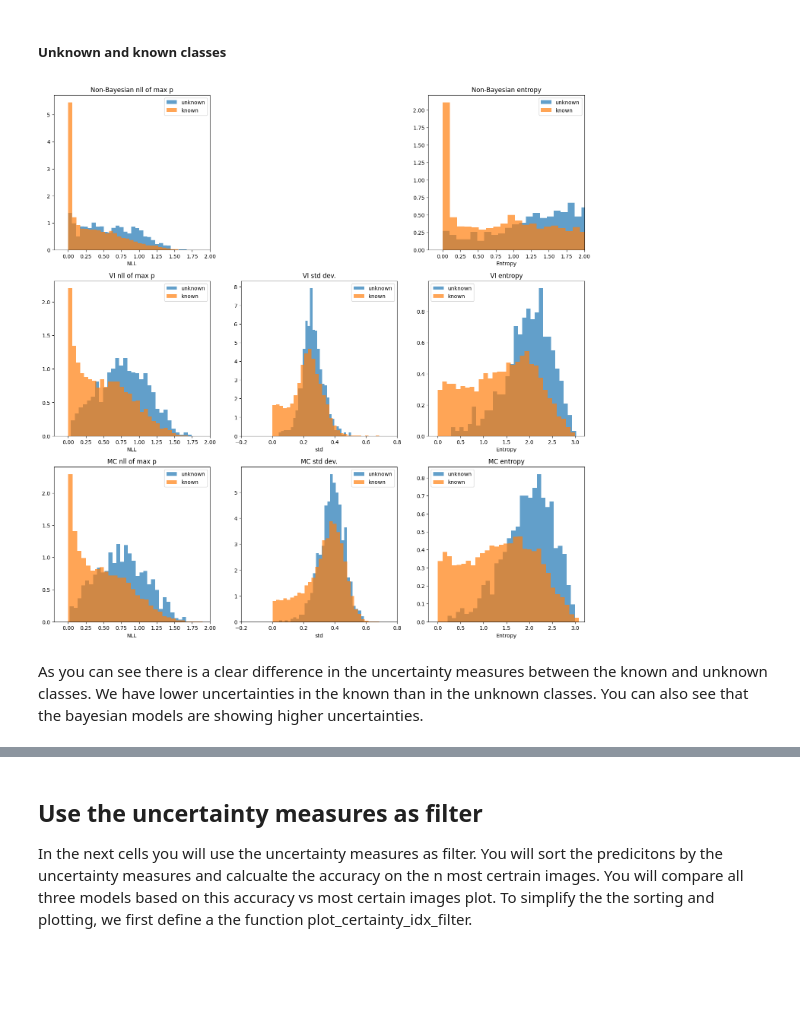
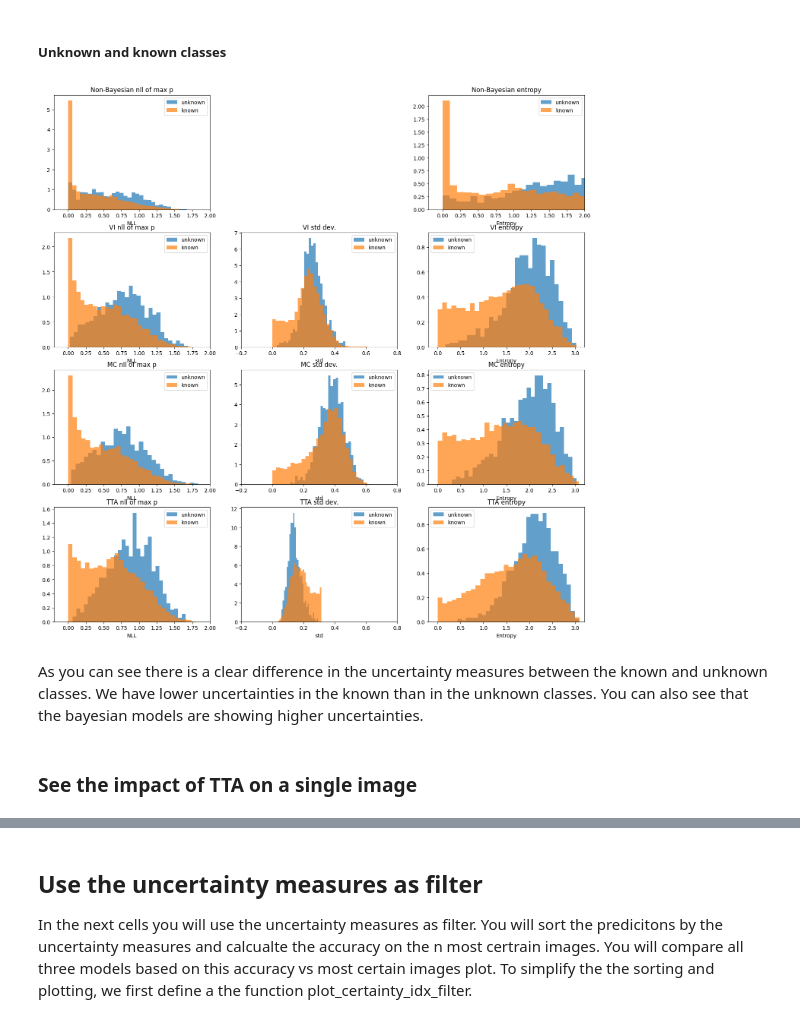
Before and after one commit to RachelRamirez/tta, a Jupyter notebook: NB_ch08_04.ipynb, the cells around one changed output, grey strips where cells are left out. Drawn from its saved outputs; the diff is of its cells as text; code cells hidden in the pictures; blank space fills up the shorter version.

```diff
--- a/NB_ch08_04.ipynb
+++ b/NB_ch08_04.ipynb
@@ -456,0 +515,4 @@ test_acc_all, test_acc_known
+# %%
+tta_steps = 50
+bs = 64
+# epochs = 15
@@ -456,0 +541,6 @@ test_acc_all, test_acc_known
+# %%
+predictions_tta = []
+
+for i in tqdm(range(tta_steps)):
+    preds = model.predict(test_datagen.flow(x_test, batch_size=bs, shuffle=False), steps = len(x_test)/bs)   #Changed X_val to X_test
+    predictions_tta.append(preds)
@@ -456,0 +554,4 @@ test_acc_all, test_acc_known
+# %%
+final_pred = np.mean(predictions_tta, axis=0)
+
+#final_pred[0] #This is the average guess for image 0, "3" followed by "5"
@@ -645,32 +835,45 @@ def plot_hists(dist, title, xlabel, xlim=None):
 # %%
 plt.figure(figsize=(18,18))
 
 # Non-Bayesian
-plt.subplot(3,3,1)
+plt.subplot(4,3,1)
 plot_hists(nll_, "Non-Bayesian nll of max p", "NLL", [-0.2,2])
-plt.subplot(3,3,2)
+plt.subplot(4,3,2)
 plt.axis("off")
-plt.subplot(3,3,3)
+plt.subplot(4,3,3)
 plot_hists(entropy, "Non-Bayesian entropy", "Entropy", [-0.2,2])
 
 # VI
-plt.subplot(3,3,4)
+plt.subplot(4,3,4)
 plot_hists(nll_vi, "VI nll of max p", "NLL", [-0.2,2])
-plt.subplot(3,3,5)
+plt.subplot(4,3,5)
 plot_hists(pred_std_vi, "VI std dev.", "std", [-0.2,0.8])
-plt.subplot(3,3,6)
+plt.subplot(4,3,6)
 plot_hists(entropy_vi, "VI entropy", "Entropy", [-0.2,3.2])
 
 # MC Methods
-plt.subplot(3,3,7)
+plt.subplot(4,3,7)
 plot_hists(nll_mc, "MC nll of max p", "NLL", [-0.2,2])
-plt.subplot(3,3,8)
+plt.subplot(4,3,8)
 plot_hists(pred_std_mc, "MC std dev.", "std", [-0.2,0.8])
-plt.subplot(3,3,9)
+plt.subplot(4,3,9)
 plot_hists(entropy_mc, "MC entropy", "Entropy", [-0.2,3.2])
 
+# w/TTA Methods
+plt.subplot(4,3,10)
+plot_hists(nll_tta, "TTA nll of max p", "NLL", [-0.2,2])
+plt.subplot(4,3,11)
+plot_hists(pred_std_tta, "TTA std dev.", "std", [-0.2,0.8])
+plt.subplot(4,3,12)
+plot_hists(entropy_tta, "TTA entropy", "Entropy", [-0.2,3.2])
+
+
+
+
 plt.show()
 # %% [output]
-[figure, old version]
+[figure, new version]
 # %% [markdown]
 As you can see there is a clear difference in the uncertainty measures between the known and unknown classes. We have lower uncertainties in the known than in the unknown classes. You can also see that the bayesian models are showing higher uncertainties.
+# %% [markdown]
+### See the impact of TTA on a single image
```
Also changed, not shown: parts of 27 cells of this notebook.
